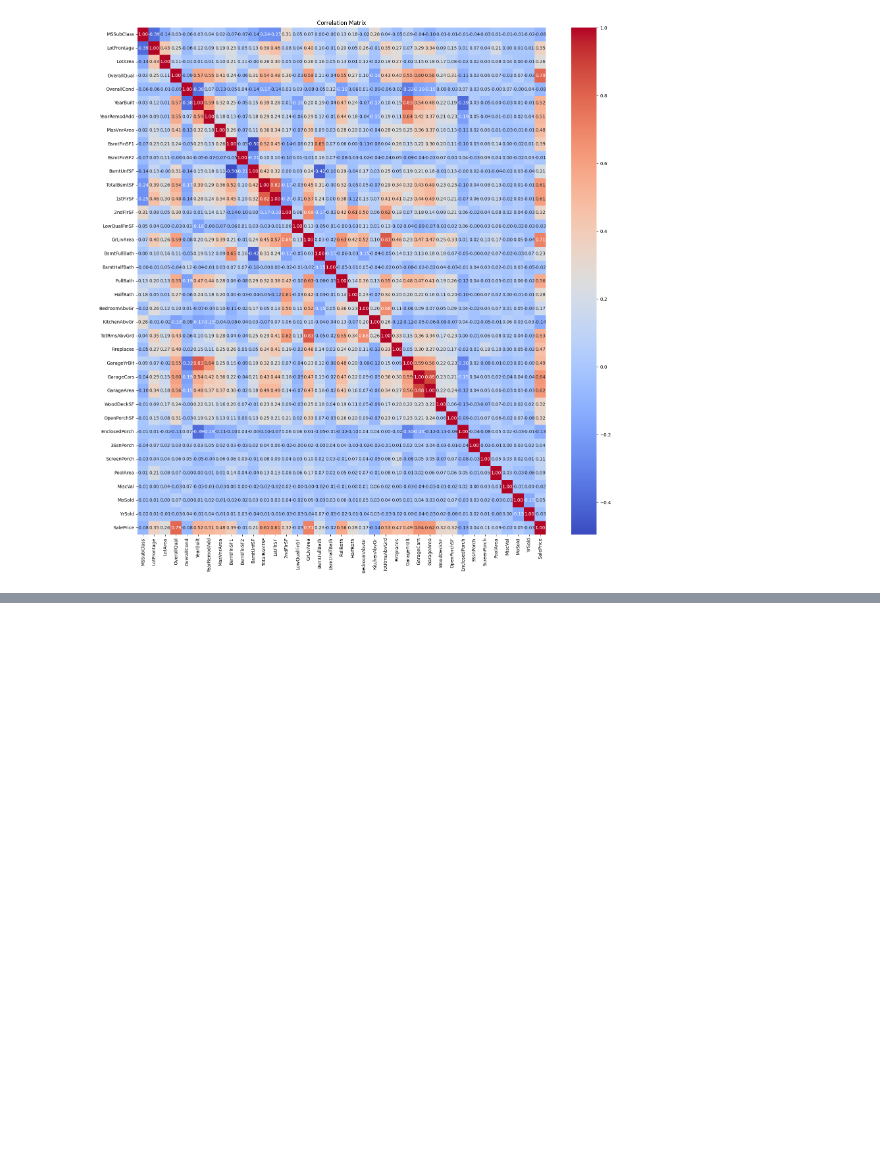
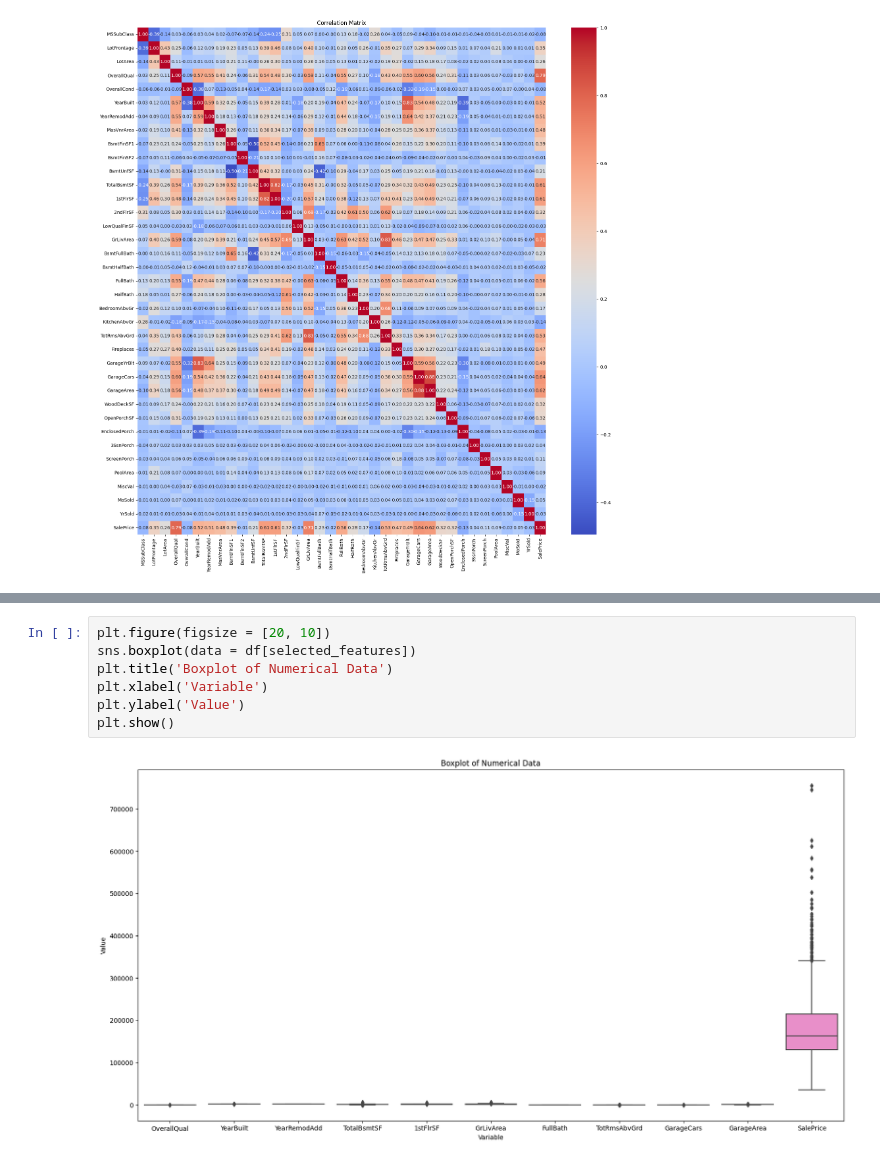
Before and after one commit to MrBinit/Advanced_california_housing_regression, a Jupyter notebook: housingpredication.ipynb, the cells around one changed output, grey strips where cells are left out. Cells and saved outputs as stored; diff of their text form; blank space fills up the shorter version.

```diff
--- a/housingpredication.ipynb
+++ b/housingpredication.ipynb
@@ -268,0 +244,9 @@ plt.show()
+# %%
+plt.figure(figsize = [20, 10])
+sns.boxplot(data = df[selected_features])
+plt.title('Boxplot of Numerical Data')
+plt.xlabel('Variable')
+plt.ylabel('Value')
+plt.show()
+# %% [output]
+[figure, added]
```
Also changed, not shown: parts of 12 cells of this notebook.
